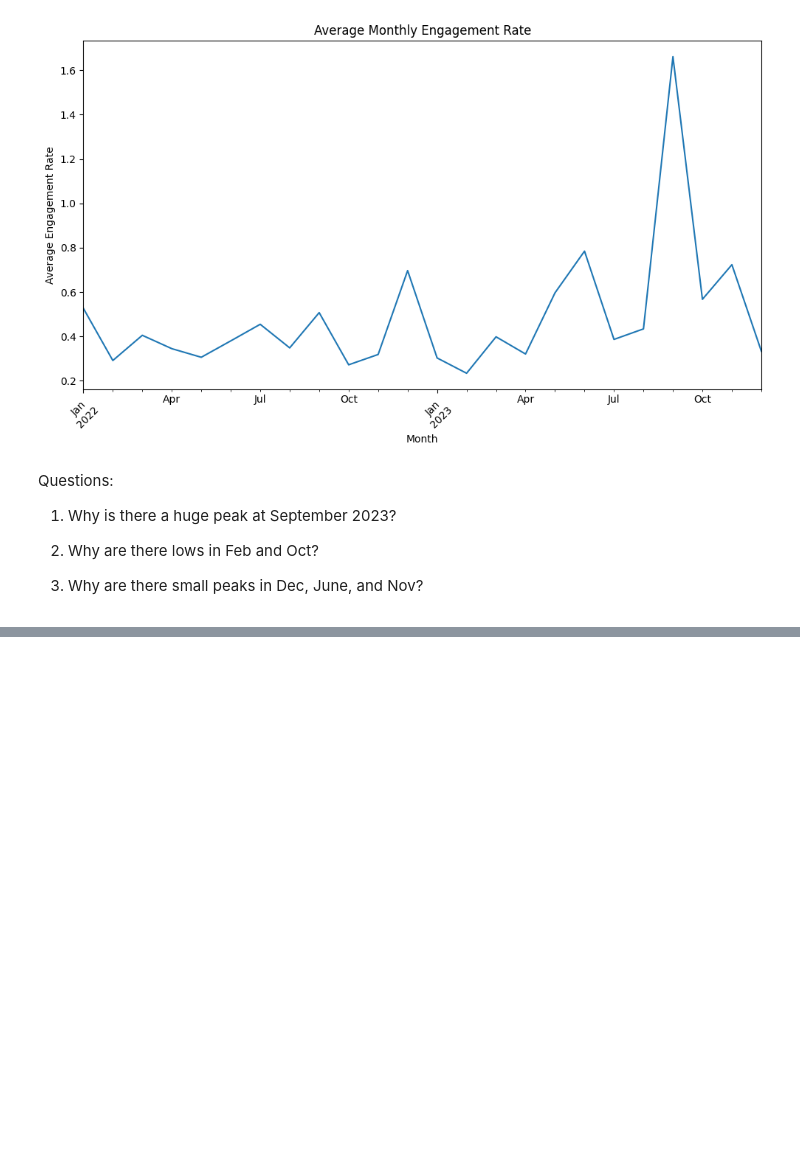
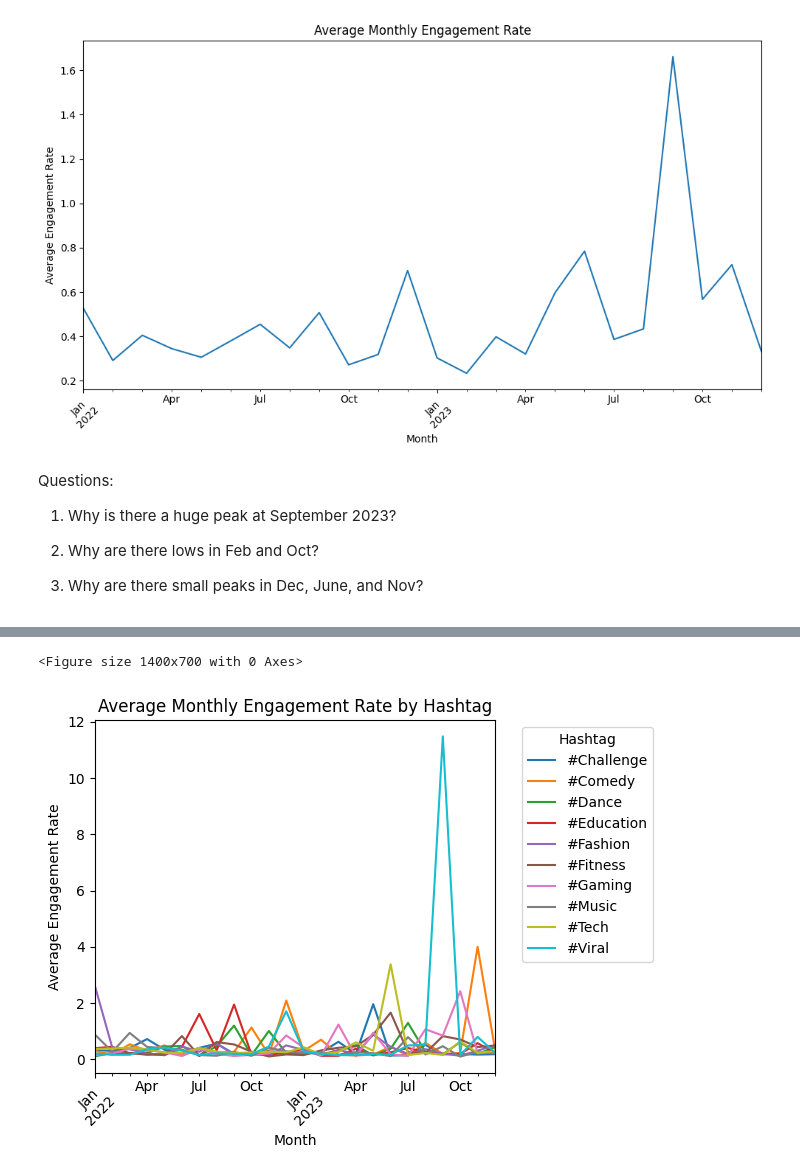
Before and after one commit to Diveesha909/Creatyourcontent, a Jupyter notebook: EDAforphase1.ipynb, the cells around one changed output, grey strips where cells are left out. Saved outputs shown, nothing was run; the diff lists cells and outputs as text; code cells hidden in the pictures; blank space fills up the shorter version.

```diff
--- a/EDAforphase1.ipynb
+++ b/EDAforphase1.ipynb
@@ -431,0 +440,4 @@ Questions:
+# %%
+kaggle_df['Post_Date'] = pd.to_datetime(kaggle_df['Post_Date'])
+monthly_hashtag_engagement = kaggle_df.groupby([kaggle_df['Post_Date'].dt.to_period('M'), 'Hashtag'])['Engagement_Rate'].mean().unstack()
+display(monthly_hashtag_engagement)
@@ -431,0 +463,15 @@ Questions:
+# %%
+import matplotlib.pyplot as plt
+
+plt.figure(figsize=(14, 7))
+monthly_hashtag_engagement.plot(kind='line')
+plt.title('Average Monthly Engagement Rate by Hashtag')
+plt.xlabel('Month')
+plt.ylabel('Average Engagement Rate')
+plt.xticks(rotation=45)
+plt.legend(title='Hashtag', bbox_to_anchor=(1.05, 1), loc='upper left')
+plt.tight_layout()
+plt.show()
+# %% [output]
+<Figure size 1400x700 with 0 Axes>
+[figure, added]
```
Also changed, not shown: parts of 23 cells of this notebook.
